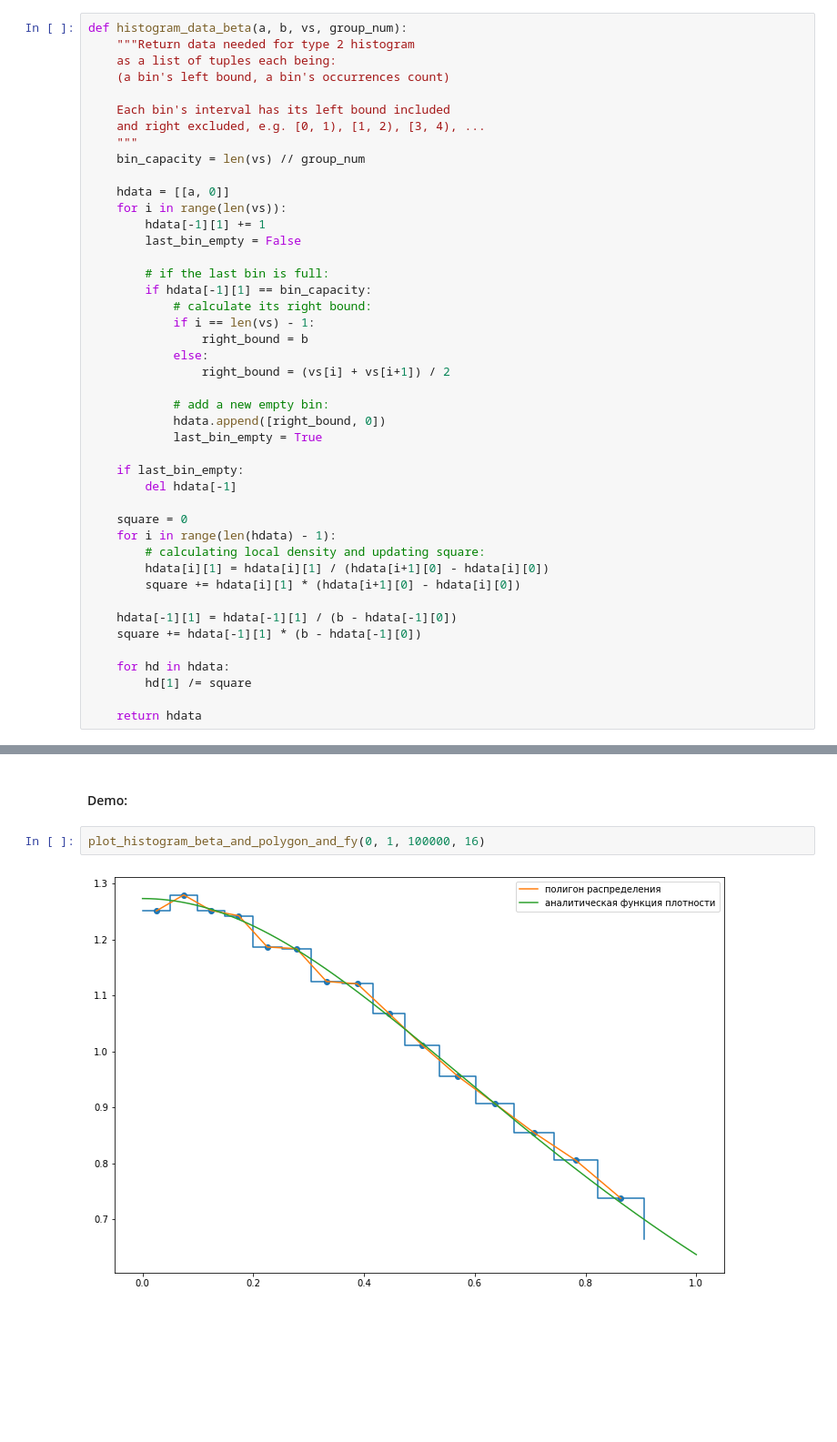
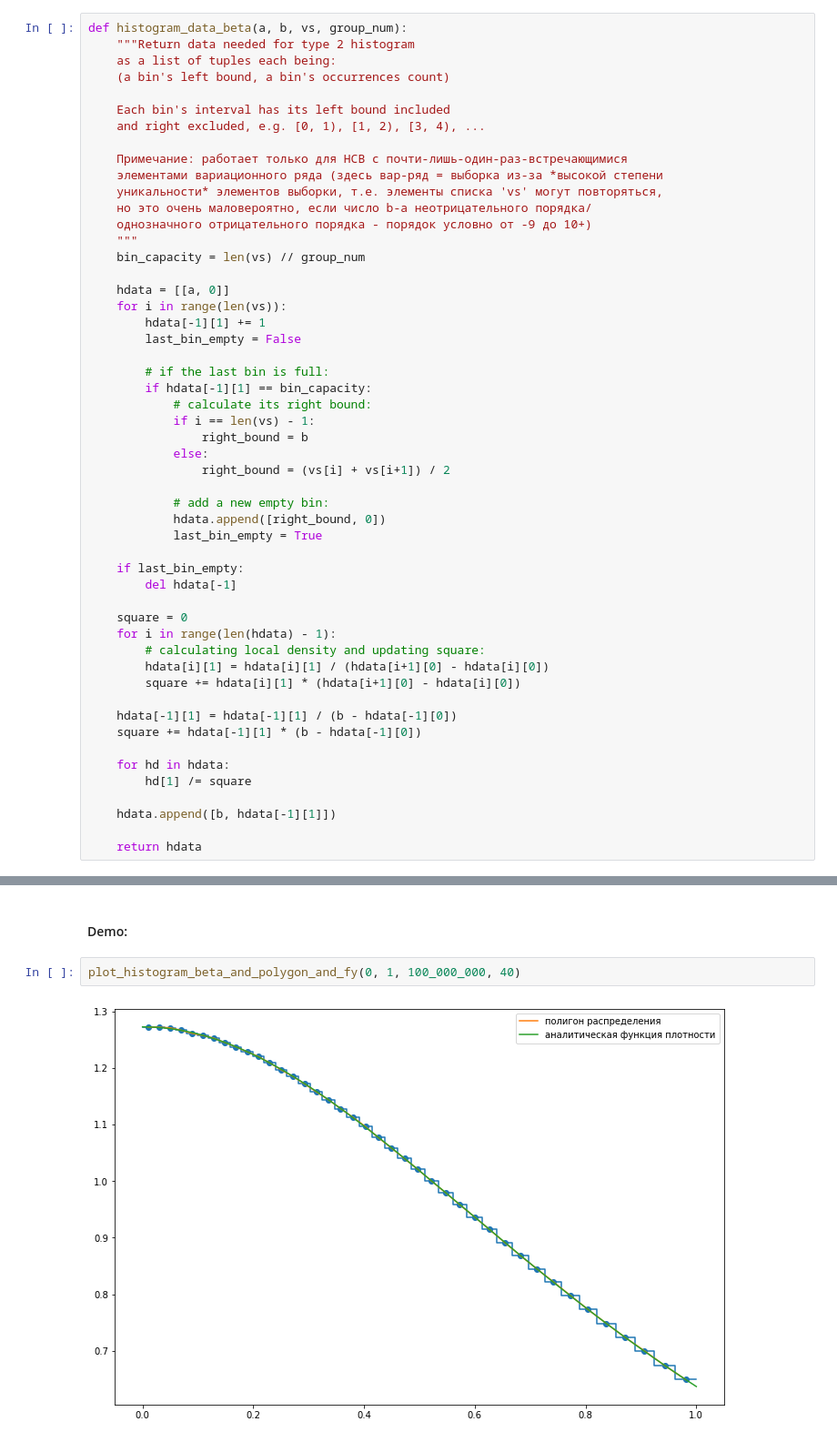
Before and after one commit to rosteeslove/bsuir-4th-term-python-stuff, a Jupyter notebook: math_stat/second_and_third.ipynb, the cells around one changed output, grey strips where cells are left out. Shown: that part at 91% size. Drawn from its saved outputs; the diff is of its cells as text; blank space fills up the shorter version.

```diff
--- a/math_stat/second_and_third.ipynb
+++ b/math_stat/second_and_third.ipynb
@@ -219,6 +227,12 @@ def histogram_data_beta(a, b, vs, group_num):
 
     Each bin's interval has its left bound included
     and right excluded, e.g. [0, 1), [1, 2), [3, 4), ...
+
+    Примечание: работает только для НСВ с почти-лишь-один-раз-встречающимися
+    элементами вариационного ряда (здесь вар-ряд = выборка из-за *высокой степени
+    уникальности* элементов выборки, т.е. элементы списка 'vs' могут повторяться,
+    но это очень маловероятно, если число b-a неотрицательного порядка/
+    однозначного отрицательного порядка - порядок условно от -9 до 10+)
     """
     bin_capacity = len(vs) // group_num
 
@@ -254,6 +268,8 @@ def histogram_data_beta(a, b, vs, group_num):
     for hd in hdata:
         hd[1] /= square
 
+    hdata.append([b, hdata[-1][1]])
+
     return hdata
 # %%
 def plot_histogram_beta_and_polygon_and_fy(a, b, n, group_num):
@@ -291,6 +307,6 @@ interactive(children=(IntSlider(value=500000, description='n', max=1000000, min=
 # %% [markdown]
 #### Demo:
 # %%
-plot_histogram_beta_and_polygon_and_fy(0, 1, 100000, 16)
+plot_histogram_beta_and_polygon_and_fy(0, 1, 100_000_000, 40)
 # %% [output]
-[figure, old version]
+[figure, new version]
```
Also changed, not shown: parts of 5 cells of this notebook.
